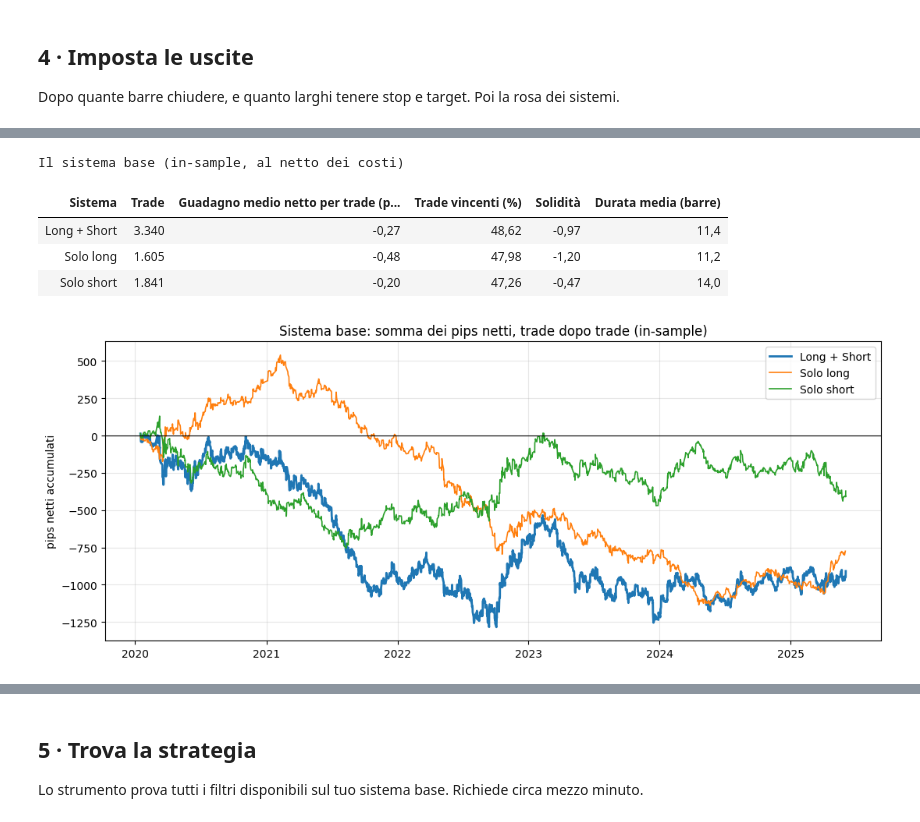
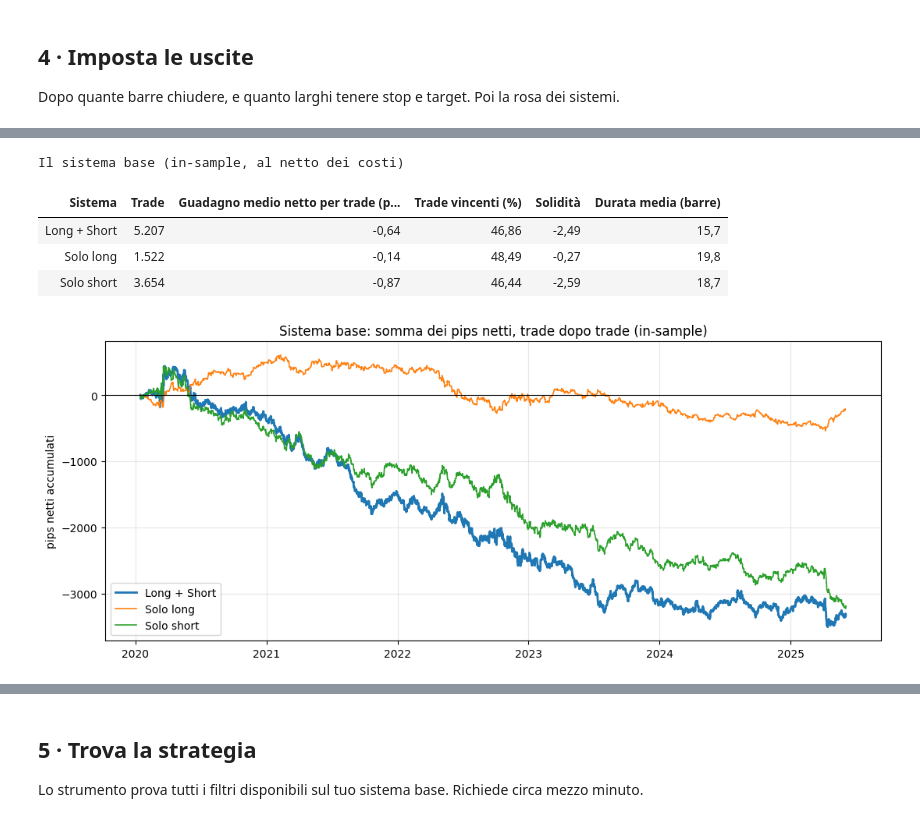
Before and after one commit to matti410/Trading-System-Creator_V4, a Jupyter notebook: Trading_System_Lab.ipynb, the cells around one changed output, grey strips where cells are left out. Drawn from its saved outputs; the diff is of its cells as text; code cells hidden in the pictures.

```diff
--- a/Trading_System_Lab.ipynb
+++ b/Trading_System_Lab.ipynb
@@ -83,7 +83,7 @@ Gli strumenti sono quelli della tabella `engine/simboli.py`, con i CSV in `dati/
 # %%
 #@title 1 · Configura { display-mode: "form" }
 strumento = "NZDUSD"  #@param ["EURUSD", "GBPUSD", "USDJPY", "NZDUSD", "XAUUSD", "US500", "USTEC", "DE40", "BTCUSD"]
-orizzonte = 41  #@param {type:"slider", min:4, max:96, step:1}
+orizzonte = 31  #@param {type:"slider", min:4, max:96, step:1}
 
 s = prepara(strumento, H=orizzonte, cartella=DATI_DIR)
 # %% [output]
@@ -161,21 +171,21 @@ Dopo quante barre chiudere, e quanto larghi tenere stop e target. Poi la rosa de
 # %%
 #@title 4 · Imposta le uscite { display-mode: "form" }
 #@markdown Uscita a tempo, in barre (può essere diversa fra long e short)
-barre_long = 12  #@param {type:"slider", min:1, max:96, step:1}
-barre_short = 15  #@param {type:"slider", min:1, max:96, step:1}
+barre_long = 21  #@param {type:"slider", min:1, max:96, step:1}
+barre_short = 20  #@param {type:"slider", min:1, max:96, step:1}
 #@markdown Stop e target adattivi, come percentile (0 = spento)
 stop = 90  #@param {type:"slider", min:0, max:99, step:1}
 target = 0  #@param {type:"slider", min:0, max:99, step:1}
 
 imposta_uscite(s, barre_long=barre_long, barre_short=barre_short, sl=stop, tp=target);
 # %% [output]
 [interactive output not drawn]
 Il sistema base (in-sample, al netto dei costi)
 | Sistema | Trade | Guadagno medio netto per trade (p... | Trade vincenti (%) | Solidità | Durata media (barre) |
-| Long + Short | 3.340 | -0,27 | 48,62 | -0,97 | 11,4 |
-| Solo long | 1.605 | -0,48 | 47,98 | -1,20 | 11,2 |
-| Solo short | 1.841 | -0,20 | 47,26 | -0,47 | 14,0 |
+| Long + Short | 5.207 | -0,64 | 46,86 | -2,49 | 15,7 |
+| Solo long | 1.522 | -0,14 | 48,49 | -0,27 | 19,8 |
+| Solo short | 3.654 | -0,87 | 46,44 | -2,59 | 18,7 |
-[figure, old version]
+[figure, new version]
 [interactive output not drawn]
 # %%
 #@title 4b · La rosa dei sistemi { display-mode: "form" }
```
Also changed, not shown: parts of 12 cells of this notebook.
